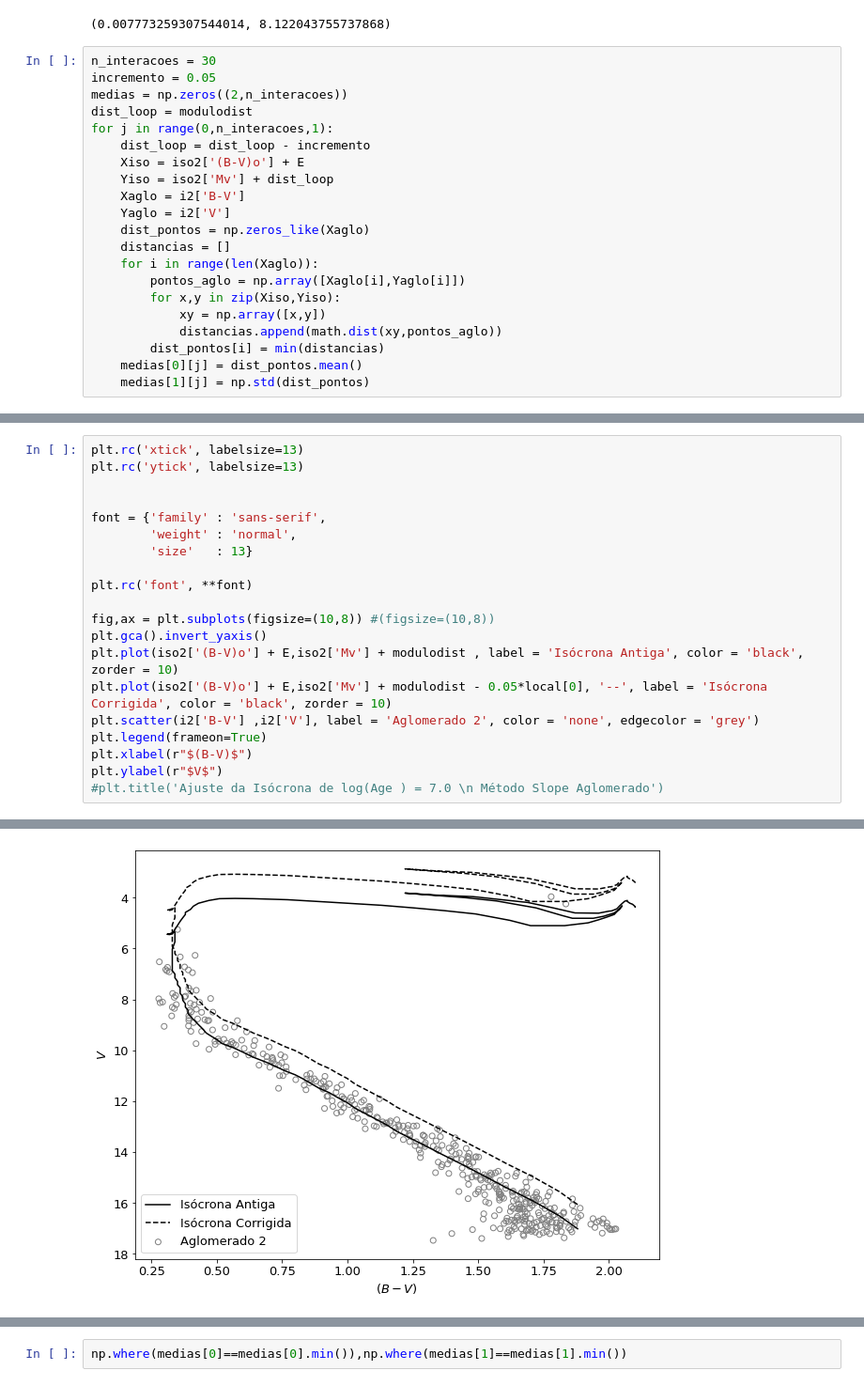
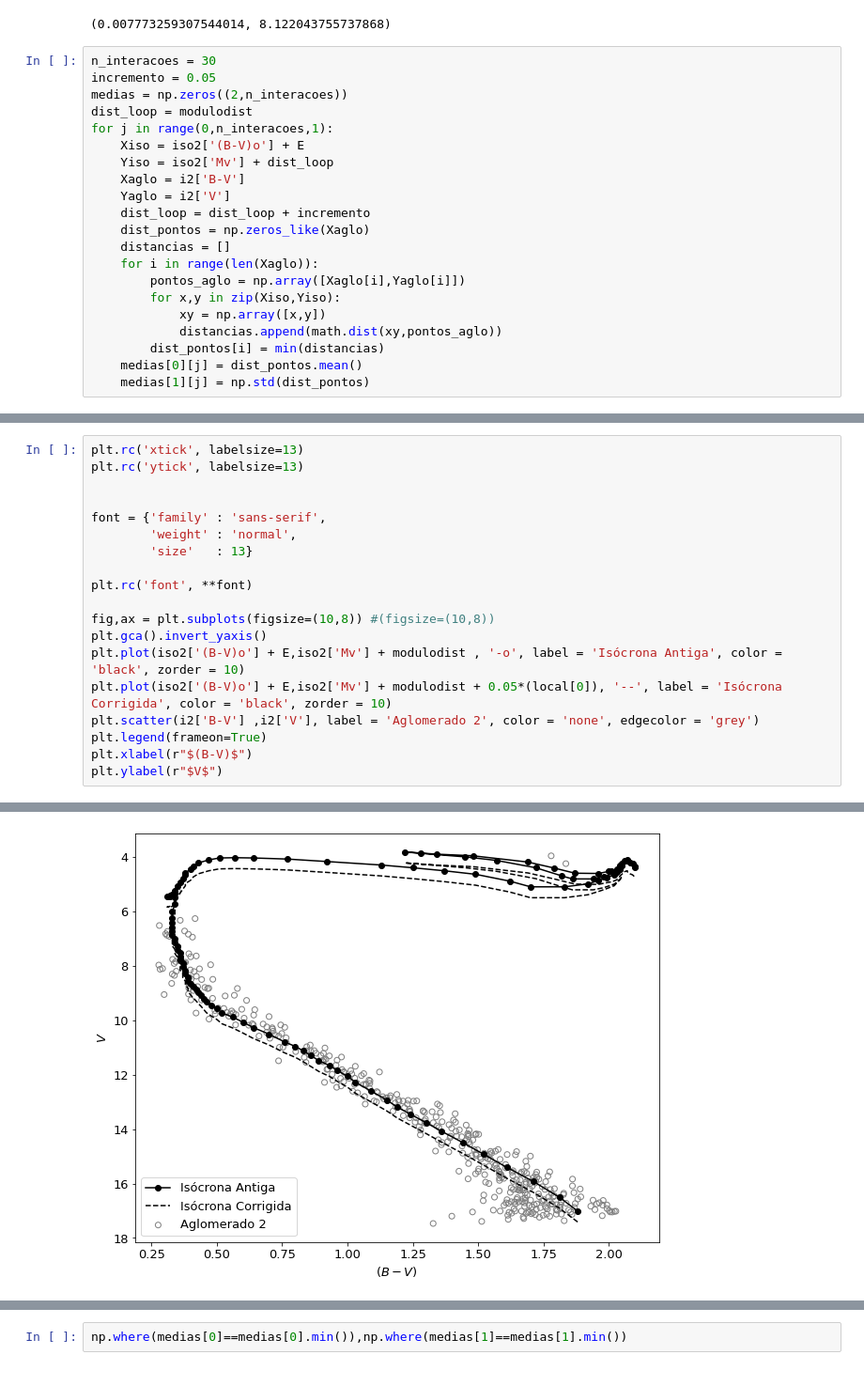
Before and after one commit to jppirest/mw_substructures, a Jupyter notebook: dados/Ag_Simulados/P2/2.ipynb, the cells around one changed output, grey strips where cells are left out. Shown: that part at 94% size. Drawn from its saved outputs; the diff is of its cells as text.

```diff
--- a/dados/Ag_Simulados/P2/2.ipynb
+++ b/dados/Ag_Simulados/P2/2.ipynb
@@ -134,11 +138,11 @@ incremento = 0.05
 medias = np.zeros((2,n_interacoes))
 dist_loop = modulodist
 for j in range(0,n_interacoes,1):
-    dist_loop = dist_loop - incremento
     Xiso = iso2['(B-V)o'] + E
     Yiso = iso2['Mv'] + dist_loop
     Xaglo = i2['B-V']
     Yaglo = i2['V']
+    dist_loop = dist_loop + incremento
     dist_pontos = np.zeros_like(Xaglo)
     distancias = []
     for i in range(len(Xaglo)):
@@ -157,24 +169,23 @@ local
 # %%
 plt.rc('xtick', labelsize=13)
 plt.rc('ytick', labelsize=13)
 
 
 font = {'family' : 'sans-serif',
         'weight' : 'normal',
         'size'   : 13}
 
 plt.rc('font', **font)
 
 fig,ax = plt.subplots(figsize=(10,8)) #(figsize=(10,8))
 plt.gca().invert_yaxis()
-plt.plot(iso2['(B-V)o'] + E,iso2['Mv'] + modulodist , label = 'Isócrona Antiga', color = 'black', zorder = 10)
-plt.plot(iso2['(B-V)o'] + E,iso2['Mv'] + modulodist - 0.05*local[0], '--', label = 'Isócrona Corrigida', color = 'black', zorder = 10)
+plt.plot(iso2['(B-V)o'] + E,iso2['Mv'] + modulodist , '-o', label = 'Isócrona Antiga', color = 'black', zorder = 10)
+plt.plot(iso2['(B-V)o'] + E,iso2['Mv'] + modulodist + 0.05*(local[0]), '--', label = 'Isócrona Corrigida', color = 'black', zorder = 10)
 plt.scatter(i2['B-V'] ,i2['V'], label = 'Aglomerado 2', color = 'none', edgecolor = 'grey')
 plt.legend(frameon=True)
 plt.xlabel(r"$(B-V)$")
 plt.ylabel(r"$V$")
-#plt.title('Ajuste da Isócrona de log(Age ) = 7.0 \n Método Slope Aglomerado')
 # %% [output]
 Text(0, 0.5, '$V$')
-[figure, old version]
+[figure, new version]
 # %%
```
Also changed, not shown: parts of 5 cells of this notebook, 1 other file.
